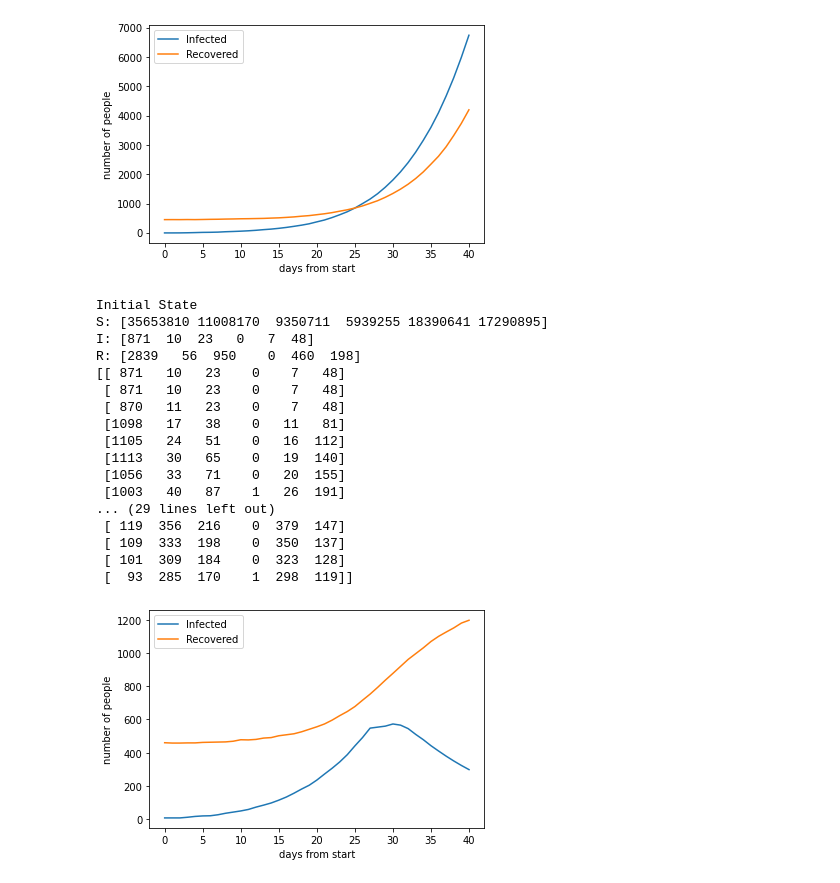
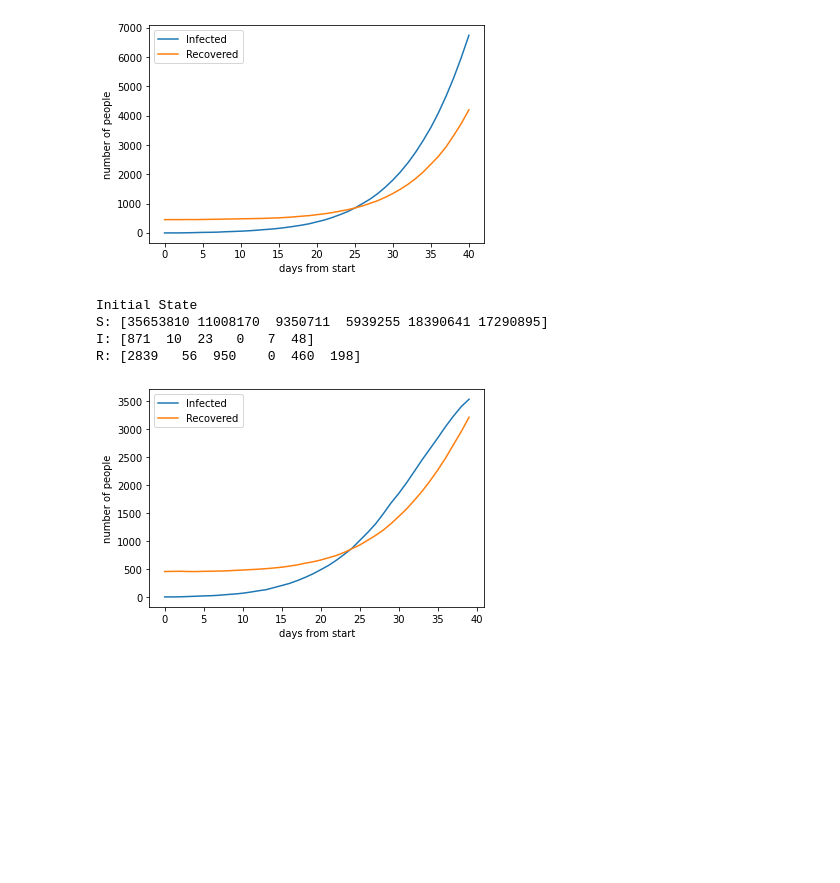
Before and after one commit to hienvanhuynh/appcomponents, a Jupyter notebook: ncov_AppliedMath.ipynb, the cells around one changed output. Saved outputs shown, nothing was run; the diff lists cells and outputs as text; code cells hidden in the pictures; blank space fills up the shorter version.

```diff
--- a/ncov_AppliedMath.ipynb
+++ b/ncov_AppliedMath.ipynb
@@ -801,7 +783,7 @@ detectDay = 5
 #https://blog.vinbigdata.org/tim-hieu-ve-mot-mo-hinh-du-bao-dich-covid-19-tu-vu-han/?fbclid=IwAR3c5YWqwc6u3KjYj5u0mQP5arDrN52EXgOF2ihTqe1zJ96zMQo-9twG53s
 commonSpreadRate = 2.3/(detectDay - beginSpread)
 spreadRate = [commonSpreadRate] * 6
-spreadRateScale = np.array([[500, 1], [1000, 0.3]])
+spreadRateScale = np.array([[1500, 2], [7000, 1]])
 #With our calculating,
 #       the spread rate of covid 19 in Vietnam from 2019 to 2021-07-05 is 2.3,
 #       but for credit purpose, we use 2.68
@@ -815,9 +797,9 @@ recoverRate = 1/14
 Ss = np.array([S])
 Is = np.array([I])
 Rs = np.array([R])
-#NewInfecteds = np.array([I])
+NewInfecteds = np.array([I])
 #for everyday calculate the change of SIR status in each region
-sdate = date(2021, 5, 27)   # start date
+sdate = date(2021, 5, 28)   # start date
 edate = date(2021, 7, 5)   # end date
 delta = edate - sdate       # as timedelta
 for i in range(delta.days + 1):
@@ -849,6 +831,7 @@ for i in range(delta.days + 1):
       S[area_iter1] = areaPopulation[area_iter1] - I[area_iter1] - R[area_iter1]
       S[area_iter2] = areaPopulation[area_iter2] - I[area_iter2] - R[area_iter2]
   #SIR evolution
+  NewInfecteds = np.insert(NewInfecteds, len(NewInfecteds), [0,0,0,0,0,0], axis=0)
   #for each region
   for area in range(6):
     if i < beginSpread:
@@ -862,45 +845,33 @@ for i in range(delta.days + 1):
       newInfected = spreadRate[area] * S[area] / areaPopulation[area] * (Is[i-beginSpread, area]-Is[i-detectDay, area])
       recovered = recoverRate * Is[i, area]
     if newInfected < 0:
       newInfected = 0
     if recovered < 0:
       recovered = 0
     #update
+    NewInfecteds[i, area] = newInfected
     R[area] += recovered
     I[area] += newInfected - recovered
     S[area] = areaPopulation[area] - I[area] - R[area]
     if I[area] > spreadRateScale[0, 0]:
       spreadRate[area] = spreadRateScale[0,1] / (detectDay - beginSpread)
     if I[area] > spreadRateScale[1, 0]:
       spreadRate[area] = spreadRateScale[1,1] / (detectDay - beginSpread)
   #add to trace of SIR through time
   Ss = np.insert(Ss, len(Ss), S, axis=0)
   Is = np.insert(Is, len(Is), I, axis=0)
   Rs = np.insert(Rs, len(Rs), R, axis=0)
-print(Is)
+
 #plt.plot(range((edate - sdate).days + 1+1),Ss[:,4], label="Suspected")
 plt.plot(range((edate - sdate).days + 1+1),Is[:,4], label="Infected")
 plt.plot(range((edate - sdate).days + 1+1),Rs[:,4], label="Recovered")
 plt.xlabel("days from start")
 plt.ylabel("number of people")
 plt.legend()
 plt.show()
 # %% [output]
 Initial State
 S: [35653810 11008170  9350711  5939255 18390641 17290895]
 I: [871  10  23   0   7  48]
 R: [2839   56  950    0  460  198]
-[[ 871   10   23    0    7   48]
- [ 871   10   23    0    7   48]
- [ 870   11   23    0    7   48]
- [1098   17   38    0   11   81]
- [1105   24   51    0   16  112]
- [1113   30   65    0   19  140]
- [1056   33   71    0   20  155]
- [1003   40   87    1   26  191]
-... (29 lines left out)
- [ 119  356  216    0  379  147]
- [ 109  333  198    0  350  137]
- [ 101  309  184    0  323  128]
- [  93  285  170    1  298  119]]
-[figure, old version]
+[figure, new version]
```
Also changed, not shown: parts of 3 cells of this notebook.
